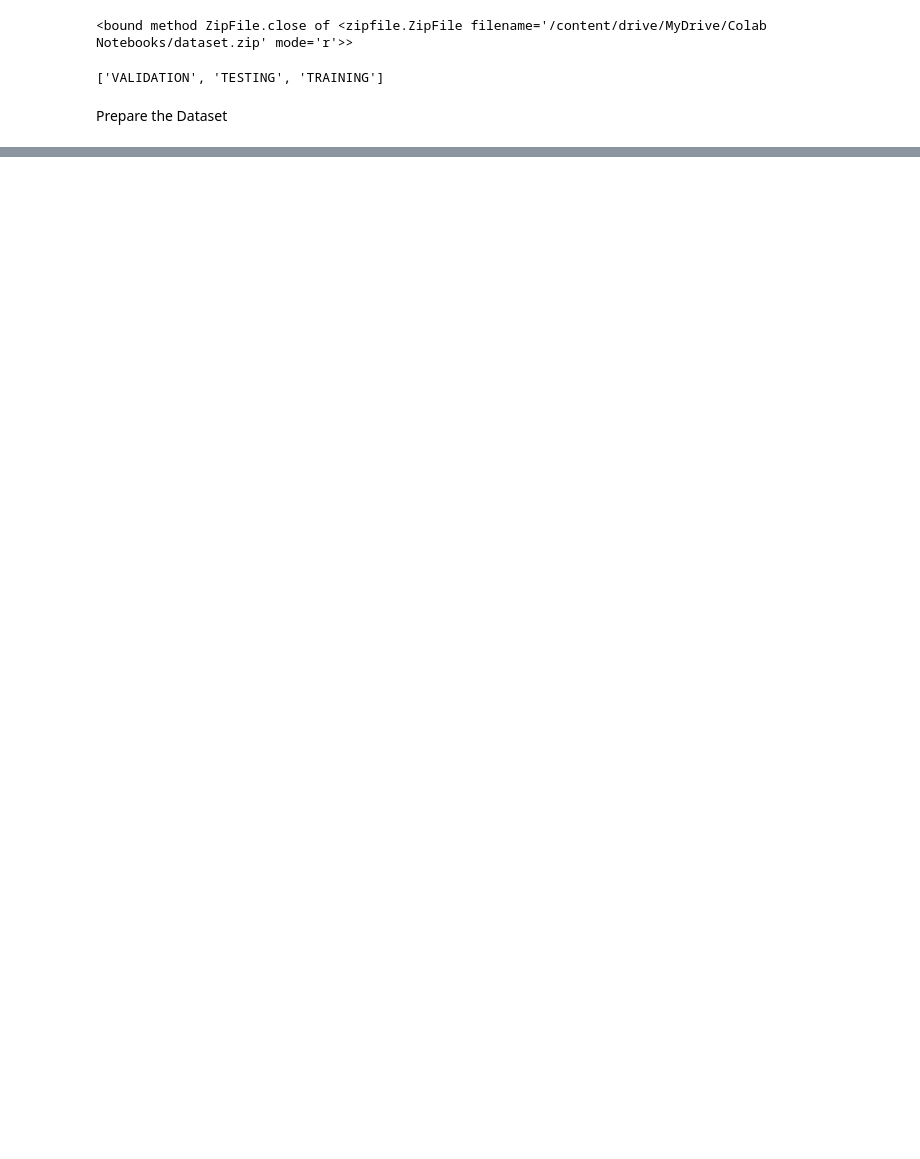
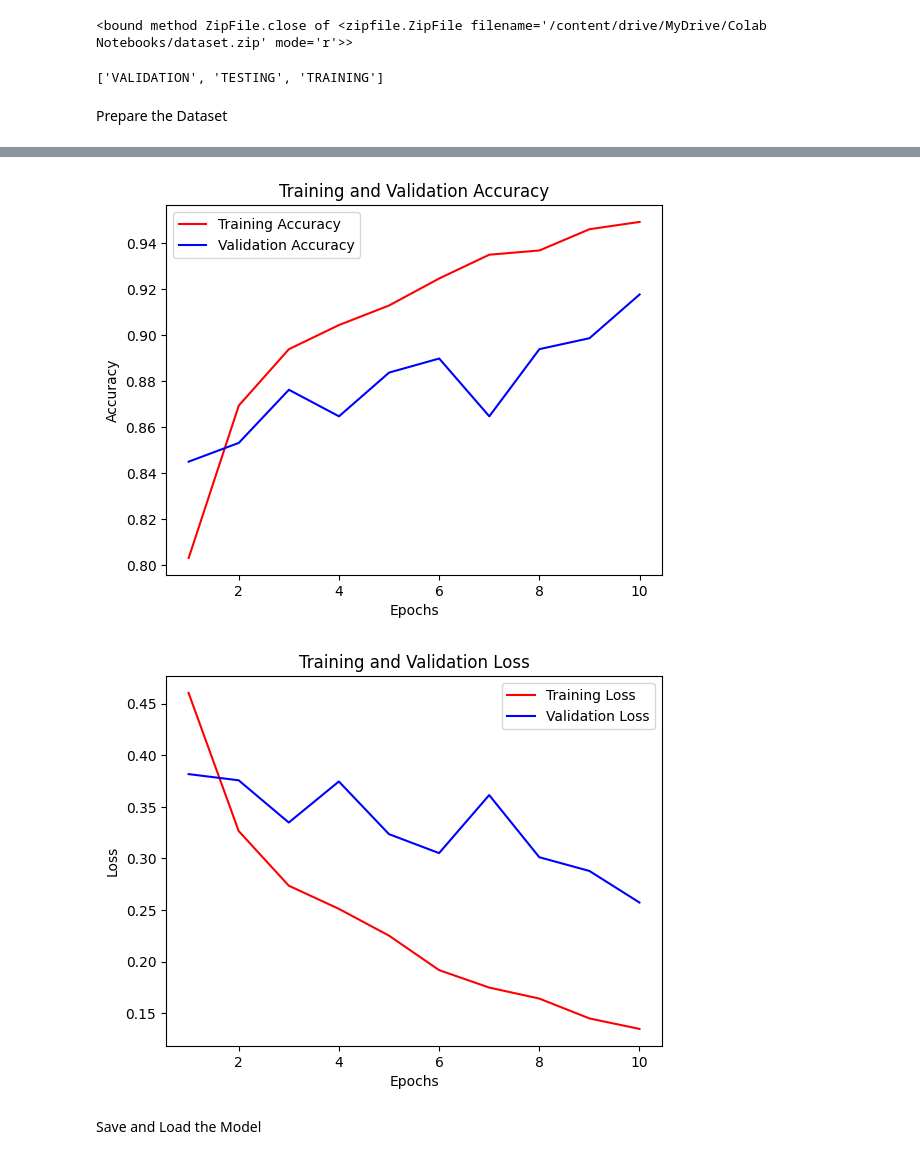
Before and after one commit to alfiannnas/Waste-Classification, a Jupyter notebook: model.ipynb, the cells around one changed output, grey strips where cells are left out. Drawn from its saved outputs; the diff is of its cells as text; code cells hidden in the pictures; blank space fills up the shorter version.

Commit message:
evaluate n visualize

```diff
--- a/model.ipynb
+++ b/model.ipynb
@@ -257,0 +314,24 @@ train = model.fit(
+# %%
+# Plot accuracy and loss
+epochs = range(1, len(train.history['accuracy']) + 1)
+
+plt.plot(epochs, train.history['accuracy'], 'r', label='Training Accuracy')
+plt.plot(epochs, train.history['val_accuracy'], 'b', label='Validation Accuracy')
+plt.title('Training and Validation Accuracy')
+plt.xlabel('Epochs')
+plt.ylabel('Accuracy')
+plt.legend()
+plt.figure()
+
+plt.plot(epochs, train.history['loss'], 'r', label='Training Loss')
+plt.plot(epochs, train.history['val_loss'], 'b', label='Validation Loss')
+plt.title('Training and Validation Loss')
+plt.xlabel('Epochs')
+plt.ylabel('Loss')
+plt.legend()
+plt.show()
+# %% [output]
+[figure, added]
+[figure, added]
+# %% [markdown]
+Save and Load the Model
```
Also changed, not shown: parts of 33 cells of this notebook.
